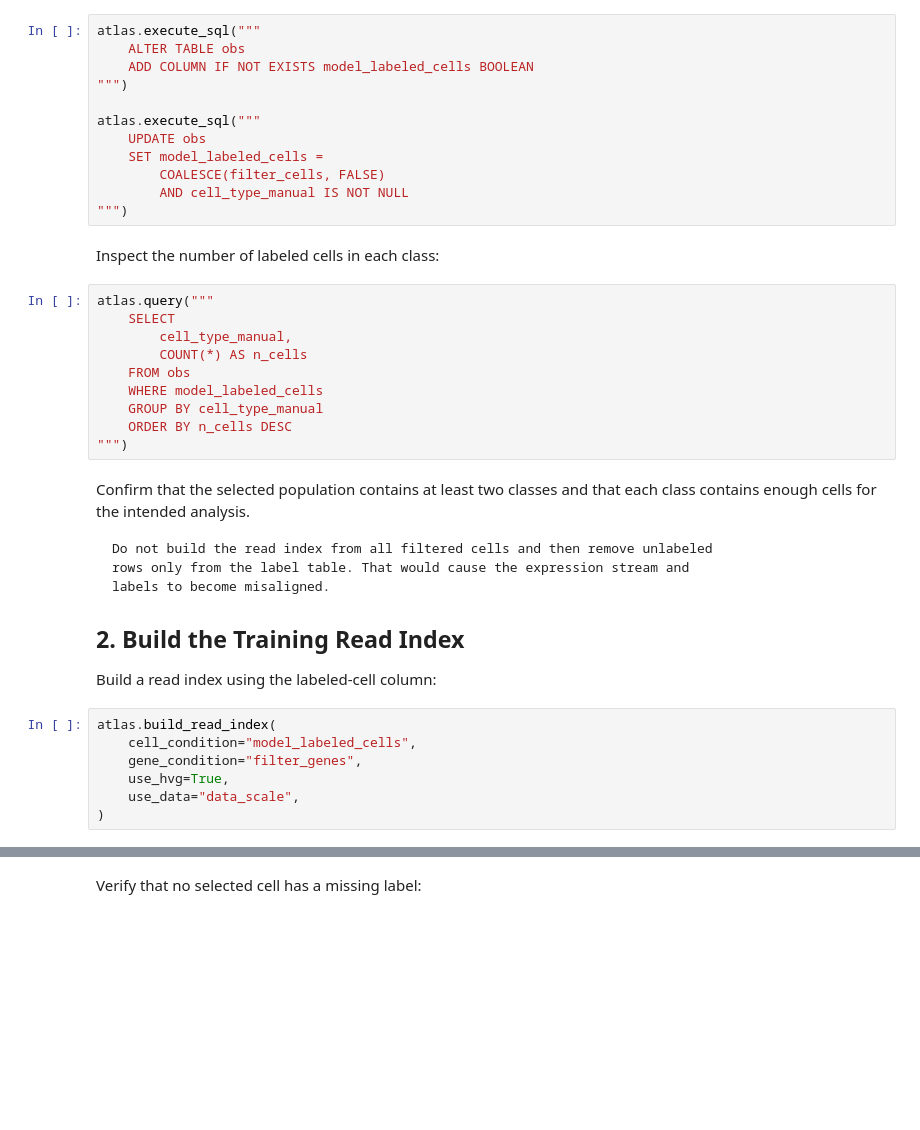
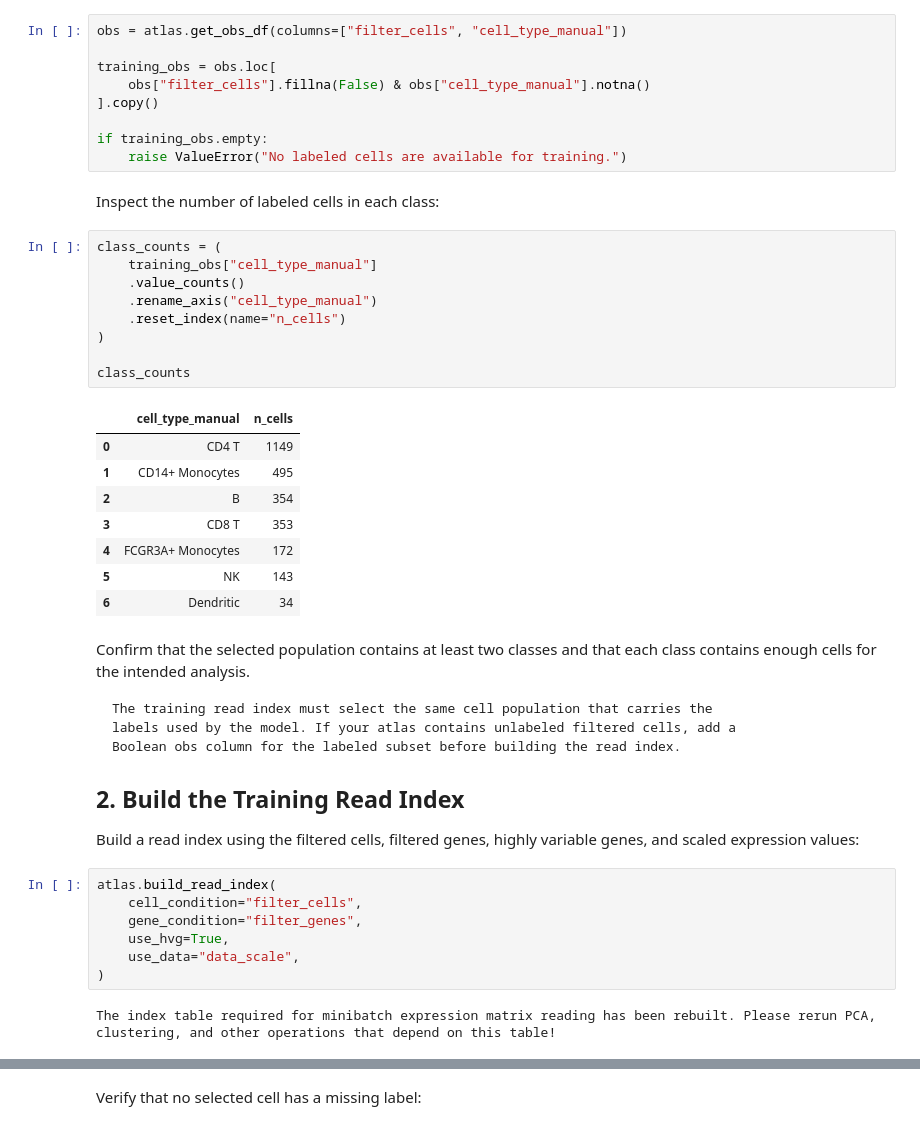
Before and after one commit to scAtlasPy/scAtlasPy, a Jupyter notebook: docs/tutorials/advanced/train-logistic-regression-with-minibatches.ipynb, the cells around one changed output, grey strips where cells are left out. Cells and saved outputs as stored; diff of their text form; blank space fills up the shorter version.

````diff
--- a/docs/tutorials/advanced/train-logistic-regression-with-minibatches.ipynb
+++ b/docs/tutorials/advanced/train-logistic-regression-with-minibatches.ipynb
@@ -65,47 +63,54 @@ First, create a persistent Boolean column identifying cells that:
 # %%
-atlas.execute_sql("""
-    ALTER TABLE obs
-    ADD COLUMN IF NOT EXISTS model_labeled_cells BOOLEAN
-""")
+obs = atlas.get_obs_df(columns=["filter_cells", "cell_type_manual"])
 
-atlas.execute_sql("""
-    UPDATE obs
-    SET model_labeled_cells =
-        COALESCE(filter_cells, FALSE)
-        AND cell_type_manual IS NOT NULL
-""")
+training_obs = obs.loc[
+    obs["filter_cells"].fillna(False) & obs["cell_type_manual"].notna()
+].copy()
+
+if training_obs.empty:
+    raise ValueError("No labeled cells are available for training.")
 # %% [markdown]
 
 Inspect the number of labeled cells in each class:
 # %%
-atlas.query("""
-    SELECT
-        cell_type_manual,
-        COUNT(*) AS n_cells
-    FROM obs
-    WHERE model_labeled_cells
-    GROUP BY cell_type_manual
-    ORDER BY n_cells DESC
-""")
+class_counts = (
+    training_obs["cell_type_manual"]
+    .value_counts()
+    .rename_axis("cell_type_manual")
+    .reset_index(name="n_cells")
+)
+
+class_counts
+# %% [output]
+|  | cell_type_manual | n_cells |
+| 0 | CD4 T | 1149 |
+| 1 | CD14+ Monocytes | 495 |
+| 2 | B | 354 |
+| 3 | CD8 T | 353 |
+| 4 | FCGR3A+ Monocytes | 172 |
+| 5 | NK | 143 |
+| 6 | Dendritic | 34 |
 # %% [markdown]
-
 Confirm that the selected population contains at least two classes and that
 each class contains enough cells for the intended analysis.
 
 ```{important}
-Do not build the read index from all filtered cells and then remove unlabeled
-rows only from the label table. That would cause the expression stream and
-labels to become misaligned.
+The training read index must select the same cell population that carries the
+labels used by the model. If your atlas contains unlabeled filtered cells, add a
+Boolean obs column for the labeled subset before building the read index.
 ```
 
 ## 2. Build the Training Read Index
 
-Build a read index using the labeled-cell column:
+Build a read index using the filtered cells, filtered genes, highly variable
+genes, and scaled expression values:
 # %%
 atlas.build_read_index(
-    cell_condition="model_labeled_cells",
+    cell_condition="filter_cells",
     gene_condition="filter_genes",
     use_hvg=True,
     use_data="data_scale",
 )
+# %% [output]
+The index table required for minibatch expression matrix reading has been rebuilt. Please rerun PCA, clustering, and other operations that depend on this table!
 # %% [markdown]
````
Also changed, not shown: parts of 20 cells of this notebook, 9 other files.
